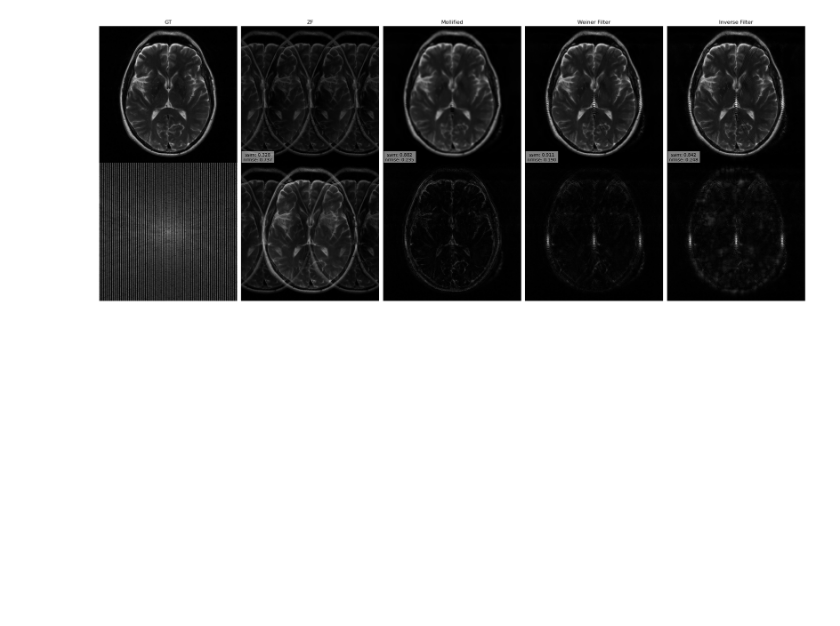
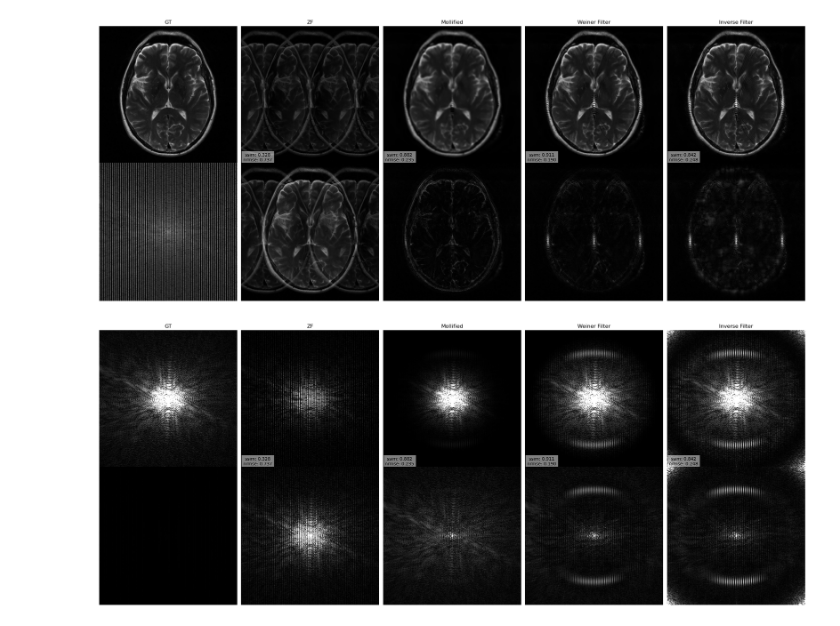
Before and after one commit to blevac/infty-diff, a Jupyter notebook: Recon/recon_viewer.ipynb, the cells around one changed output. Cells and saved outputs as stored; diff of their text form; code cells hidden in the pictures; blank space fills up the shorter version.

Commit message:
MRI recon files

```diff
--- a/Recon/recon_viewer.ipynb
+++ b/Recon/recon_viewer.ipynb
@@ -115,0 +106,55 @@ plt.tight_layout(pad=0.2)
+# %%
+# numpy centered 2d fft
+def fft(x):
+    return np.fft.fftshift(np.fft.fft2(np.fft.ifftshift(x)))
+
+vmax = 100
+plt.figure(figsize=(22.5,9))
+plt.subplot(2,5,1)
+plt.title('GT')
+plt.imshow(np.flipud(abs(fft(gt_img)[0,0])),cmap='gray',vmin=0, vmax = vmax)
+plt.axis('off')
+plt.subplot(2,5,2)
+plt.title('ZF')
+plt.imshow(np.flipud(abs(fft(ZF_recon)[0,0])),cmap='gray', vmin=0, vmax=vmax)
+plt.text(.12, 0.05, f'ssim: {ssim_ZF:.3f}\nnrmse: {nrmse_ZF:.3f}', horizontalalignment='center',verticalalignment='center', bbox=dict(facecolor='white', alpha=0.5),transform=plt.gca().transAxes)
+
+plt.axis('off')
+plt.subplot(2,5,3)
+plt.title('Mollified')
+plt.imshow(np.flipud(abs(fft(recon_img)[0,0])),cmap='gray', vmin=0, vmax=vmax)
+plt.text(.12, 0.05, f'ssim: {ssim_mol:.3f}\nnrmse: {nrmse_mol:.3f}', horizontalalignment='center',verticalalignment='center', bbox=dict(facecolor='white', alpha=0.5),transform=plt.gca().transAxes)
+
+plt.axis('off')
+plt.subplot(2,5,4)
+plt.title('Weiner Filter')
+plt.imshow(np.flipud(abs(fft(deblurred_recon_img)[0,0])),cmap='gray',vmin=0, vmax = vmax)
+plt.text(.12, 0.05, f'ssim: {ssim_db:.3f}\nnrmse: {nrmse_db:.3f}', horizontalalignment='center',verticalalignment='center', bbox=dict(facecolor='white', alpha=0.5),transform=plt.gca().transAxes)
+plt.axis('off')
+
+plt.axis('off')
+plt.subplot(2,5,5)
+plt.title('Inverse Filter')
+plt.imshow(np.flipud(abs(fft(inverse_recon_img)[0,0])),cmap='gray',vmin=0, vmax = vmax)
+plt.text(.12, 0.05, f'ssim: {ssim_inv:.3f}\nnrmse: {nrmse_inv:.3f}', horizontalalignment='center',verticalalignment='center', bbox=dict(facecolor='white', alpha=0.5),transform=plt.gca().transAxes)
+plt.axis('off')
+
+plt.subplot(2,5,6)
+plt.imshow(np.flipud(abs((kspace)[0,0]**.2)),cmap='gray', vmin=0, vmax=vmax)
+plt.axis('off')
+plt.subplot(2,5,7)
+plt.imshow(np.flipud(abs((fft(gt_img-ZF_recon))[0,0])),cmap='gray', vmin=0, vmax=vmax)
+plt.axis('off')
+plt.subplot(2,5,8)
+plt.imshow(np.flipud(abs((fft(gt_img-recon_img))[0,0])),cmap='gray', vmin=0, vmax=vmax)
+plt.axis('off')
+plt.subplot(2,5,9)
+plt.imshow(np.flipud(abs((fft(gt_img-deblurred_recon_img))[0,0])),cmap='gray',vmin=0, vmax = vmax)
+plt.axis('off')
+plt.subplot(2,5,10)
+plt.imshow(np.flipud(abs((fft(gt_img-inverse_recon_img))[0,0])),cmap='gray',vmin=0, vmax = vmax)
+plt.axis('off')
+
+plt.tight_layout(pad=0.2)
+# %% [output]
+[figure, added]
```
Also changed, not shown: parts of 2 cells of this notebook, 2 other files.
